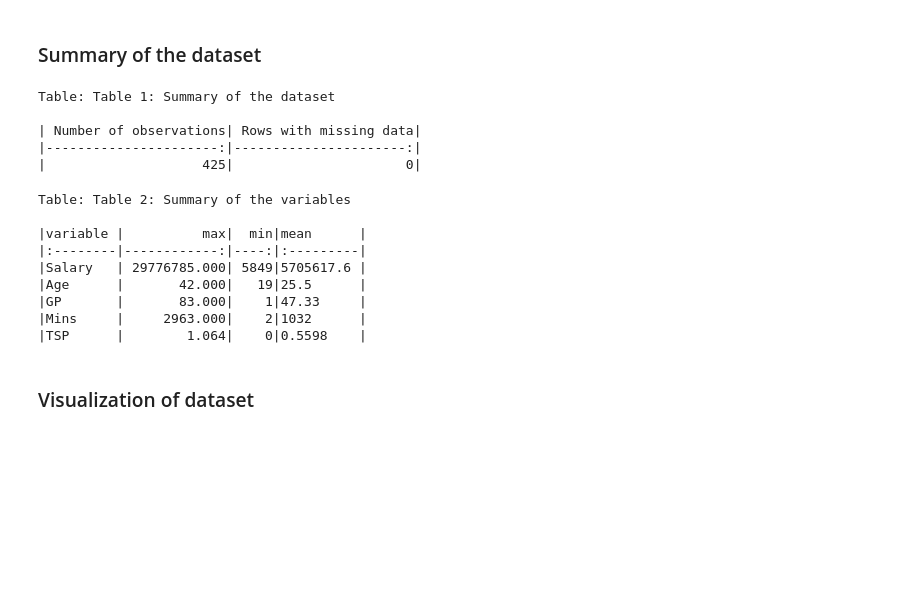
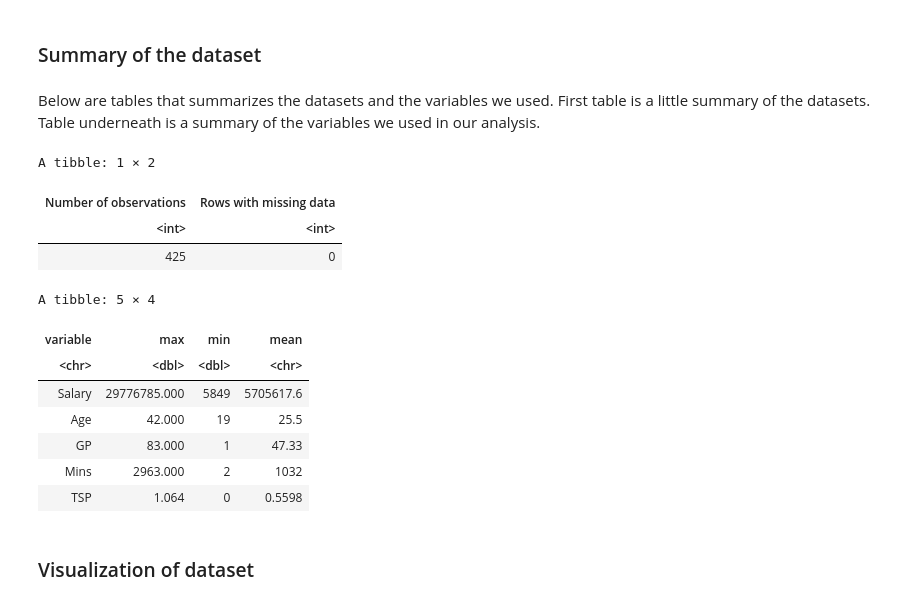
Before and after one commit to Kotaro16/DSCI_100_Group_Project, a Jupyter notebook: nba_22_23_proposal.ipynb, the cells around one changed output. Drawn from its saved outputs; the diff is of its cells as text; code cells hidden in the pictures; blank space fills up the shorter version.

```diff
--- a/nba_22_23_proposal.ipynb
+++ b/nba_22_23_proposal.ipynb
@@ -132,40 +128,42 @@ A tibble: 425 × 5
 | 5849 | 24 | 1 | 0.500 | 41 |
 # %% [markdown]
 ### Summary of the dataset
+# %% [markdown]
+Below are tables that summarizes the datasets and the variables we used. First table is a little summary of the datasets. Table underneath is a summary of the variables we used in our analysis.
 # %%
 Summary_dataset<-summarize(nba_filtered,
           "Number of observations" = nrow(nba_filtered),
-          "Rows with missing data" = sum(is.na(nba_filtered))) # labs(caption = "Table 1: Summary of dataset")
+          "Rows with missing data" = sum(is.na(nba_filtered))) #|> labs(title = "Table 1: Summary of dataset")
 
 results_salary <- nba_filtered |>
     summarize(variable = "Salary", max = max(Salary),min = min(Salary),mean = formatC(mean(Salary),digits=8))
 results_age <- nba_filtered |>
     summarize(variable = "Age", max = max(Age),min = min(Age),mean = formatC(mean(`Age`),digits=4) )
 results_GP <- nba_filtered |>
     summarize(variable = "GP", max = max(GP),min = min(GP),mean = formatC(mean(`GP`),digits=4))
 results_mins <- nba_filtered |>
     summarize(variable = "Mins", max = max(total_minutes),min = min(total_minutes),mean = formatC(mean(total_minutes),digits=4))
 results_TSP <- nba_filtered |>
     summarize(variable = "TSP", max = max(TSP),min = min(TSP),mean = formatC(mean(`TSP`),digits=4))
 
-Summary_results <- rbind(results_salary,results_age,results_GP,results_mins,results_TSP) # labs(caption = "Table 2: Summary of the variables")
+Summary_results <- rbind(results_salary,results_age,results_GP,results_mins,results_TSP)
 
-knitr::kable(Summary_dataset,caption="Table 1: Summary of the dataset")
-knitr::kable(Summary_results,caption="Table 2: Summary of the variables")
+Summary_dataset
+Summary_results
+#knitr::kable(Summary_dataset,caption="Table 1: Summary of the dataset")
+#knitr::kable(Summary_results,caption="Table 2: Summary of the variables")
 # %% [output]
-Table: Table 1: Summary of the dataset
-
-| Number of observations| Rows with missing data|
-|----------------------:|----------------------:|
-|                    425|                      0|
+A tibble: 1 × 2
+| Number of observations | Rows with missing data |
+| <int> | <int> |
+| 425 | 0 |
-Table: Table 2: Summary of the variables
-
-|variable |          max|  min|mean      |
-|:--------|------------:|----:|:---------|
-|Salary   | 29776785.000| 5849|5705617.6 |
-|Age      |       42.000|   19|25.5      |
-|GP       |       83.000|    1|47.33     |
-|Mins     |     2963.000|    2|1032      |
-|TSP      |        1.064|    0|0.5598    |
+A tibble: 5 × 4
+| variable | max | min | mean |
+| <chr> | <dbl> | <dbl> | <chr> |
+| Salary | 29776785.000 | 5849 | 5705617.6 |
+| Age | 42.000 | 19 | 25.5 |
+| GP | 83.000 | 1 | 47.33 |
+| Mins | 2963.000 | 2 | 1032 |
+| TSP | 1.064 | 0 | 0.5598 |
 # %% [markdown]
 ### Visualization of dataset
```
Also changed, not shown: parts of 3 cells of this notebook.
